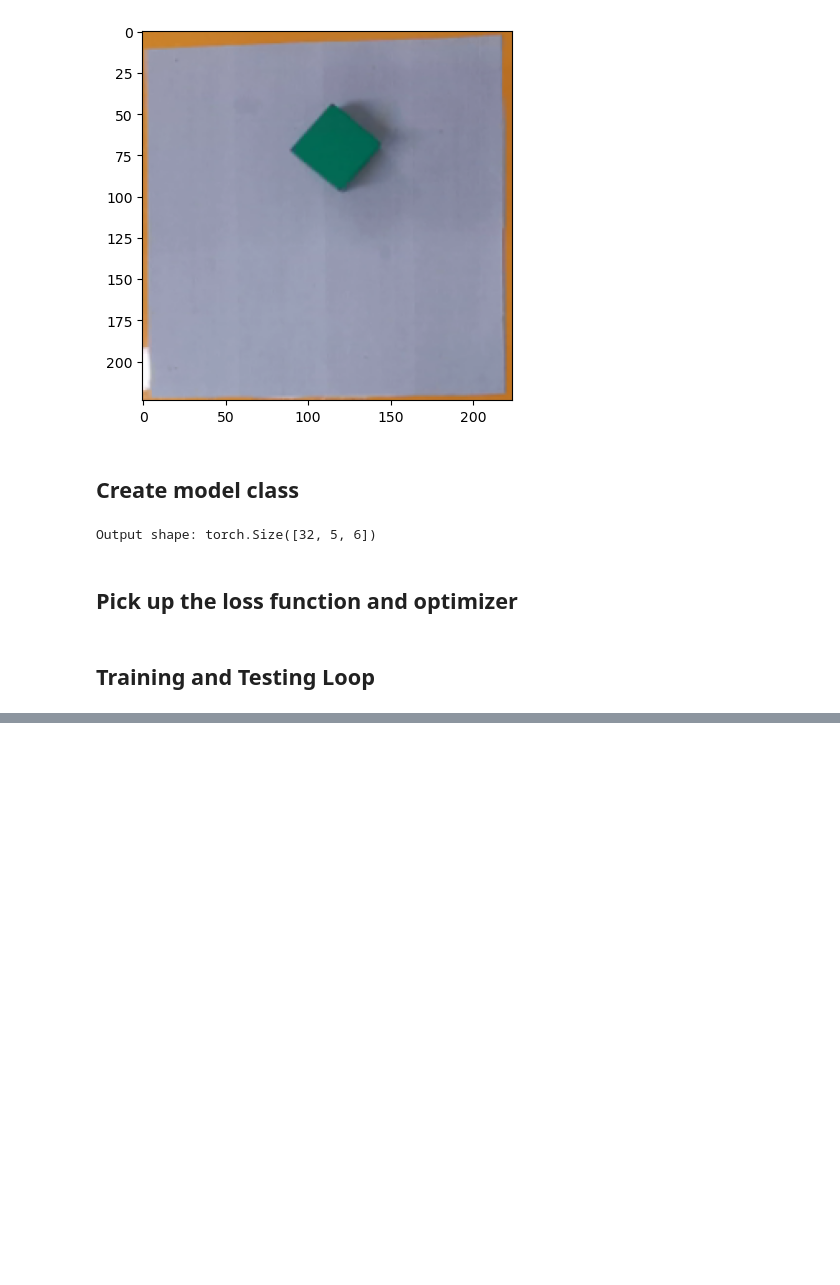
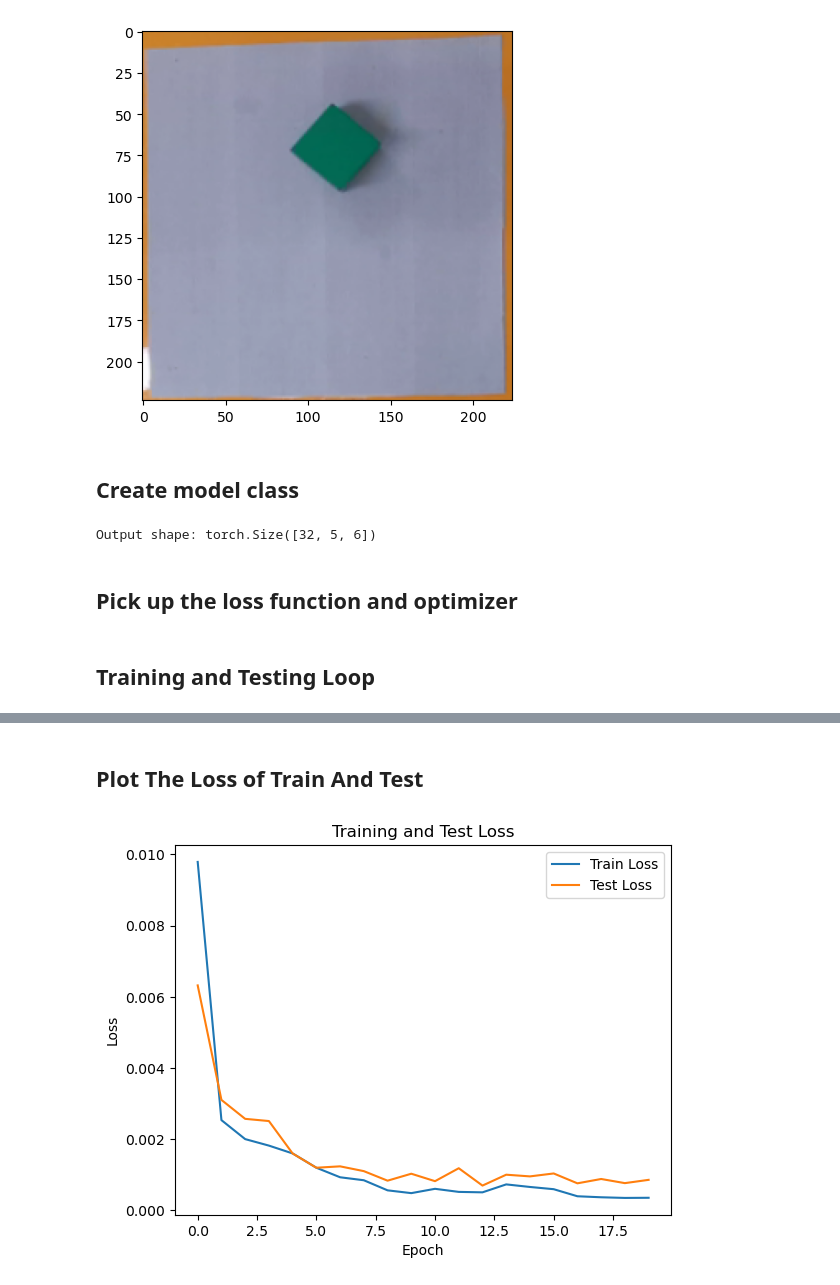
Before and after one commit to maixuanbach174/CobotVision, a Jupyter notebook: mycobot_classification_model.ipynb, the cells around one changed output, grey strips where cells are left out. Saved outputs shown, nothing was run; the diff lists cells and outputs as text; code cells hidden in the pictures; blank space fills up the shorter version.

```diff
--- a/mycobot_classification_model.ipynb
+++ b/mycobot_classification_model.ipynb
@@ -247 +254,13 @@ Test Loss: 0.0084
+# %% [markdown]
+## Plot The Loss of Train And Test
+# %%
+plt.plot(train_losses, label='Train Loss')
+plt.plot(test_losses, label='Test Loss')
+plt.xlabel('Epoch')
+plt.ylabel('Loss')
+plt.legend()
+plt.title('Training and Test Loss')
+plt.show()
+# %% [output]
+[figure, added]
 # %%
```
Also changed, not shown: parts of 5 cells of this notebook, 1 other file.
